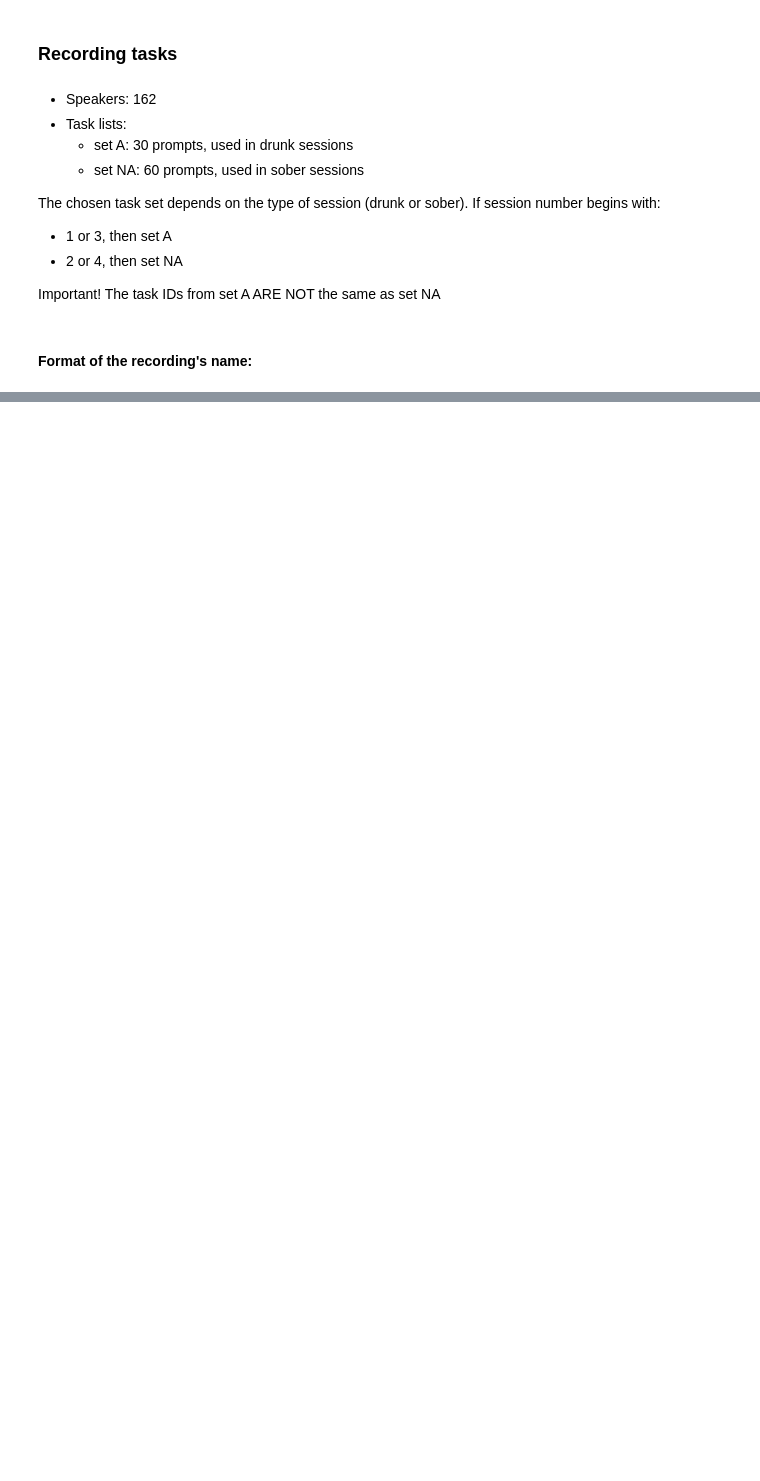
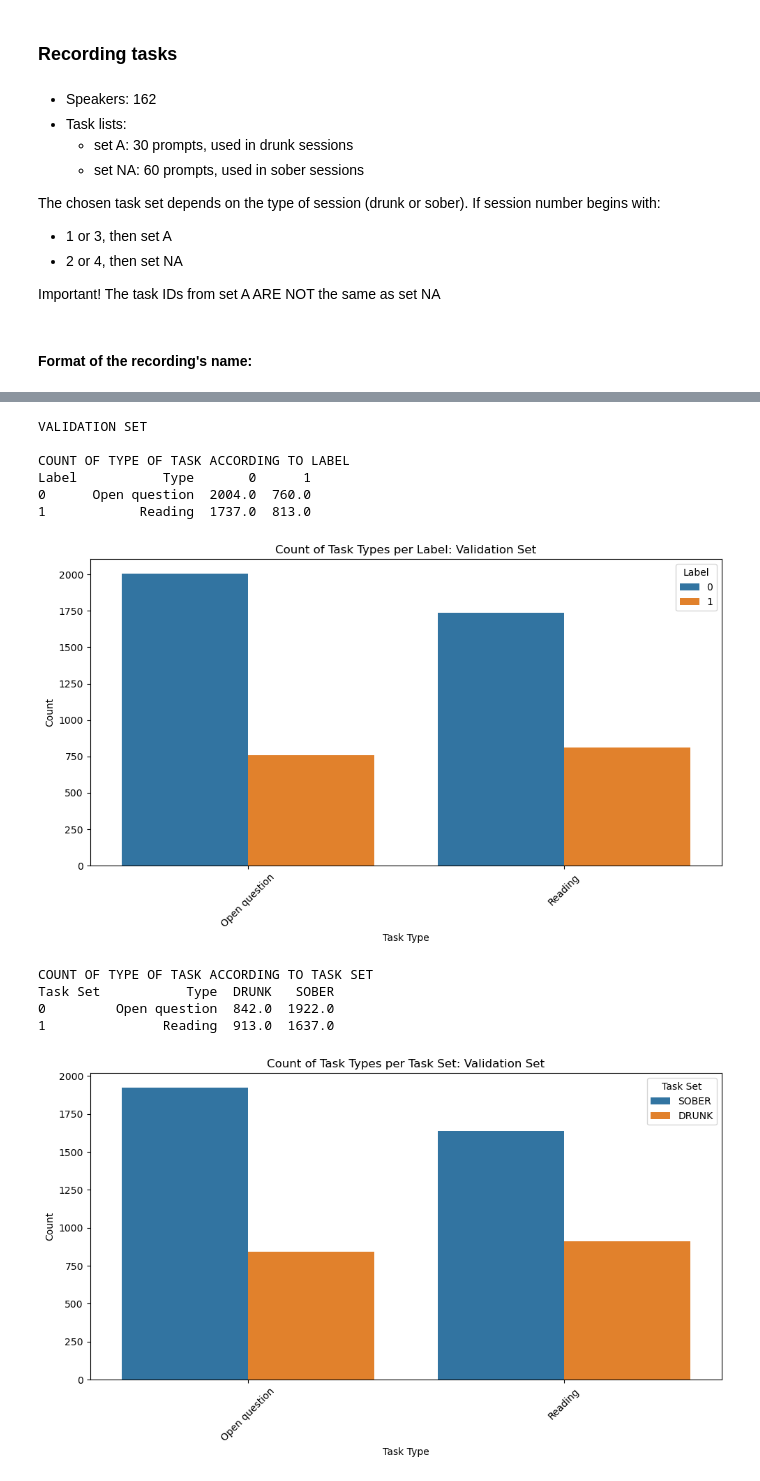
Before and after one commit to krishnarevi/inebriation-voice-detector, a Jupyter notebook: notebooks/TaskExplanation.ipynb, the cells around one changed output, grey strips where cells are left out. Drawn from its saved outputs; the diff is of its cells as text; code cells hidden in the pictures; blank space fills up the shorter version.

```diff
--- a/notebooks/TaskExplanation.ipynb
+++ b/notebooks/TaskExplanation.ipynb
@@ -55,0 +400,16 @@ print(sober_counts)
+# %%
+count_type_label(merged_dfVal,"Validation Set")
+count_type_sublabel(merged_dfVal,"Validation Set")
+# %% [output]
+VALIDATION SET
+
+COUNT OF TYPE OF TASK ACCORDING TO LABEL
+Label           Type       0      1
+0      Open question  2004.0  760.0
+1            Reading  1737.0  813.0
+[figure, added]
+COUNT OF TYPE OF TASK ACCORDING TO TASK SET
+Task Set           Type  DRUNK   SOBER
+0         Open question  842.0  1922.0
+1               Reading  913.0  1637.0
+[figure, added]
```
Also changed, not shown: parts of 15 cells of this notebook, 2 other files.
